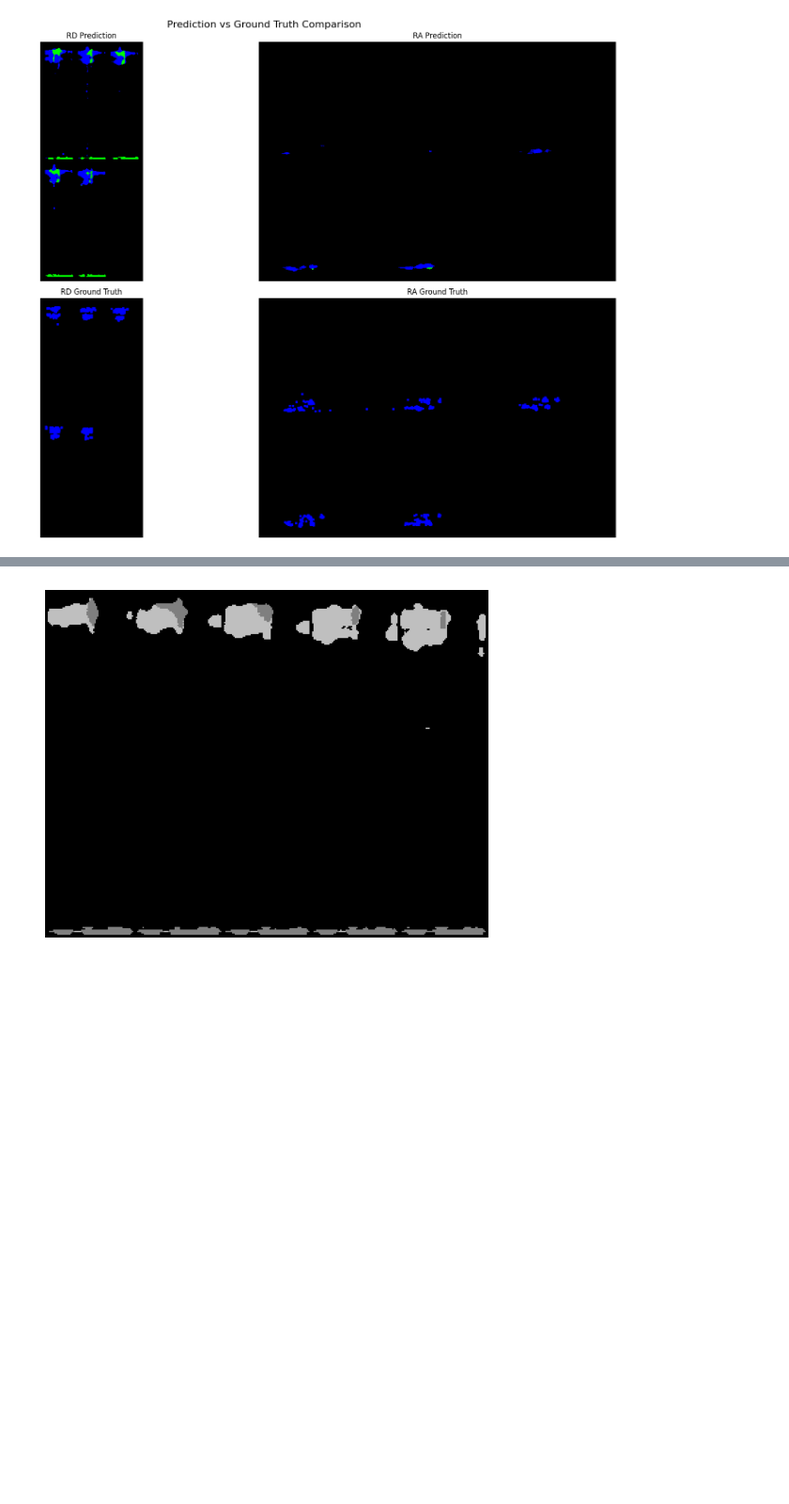
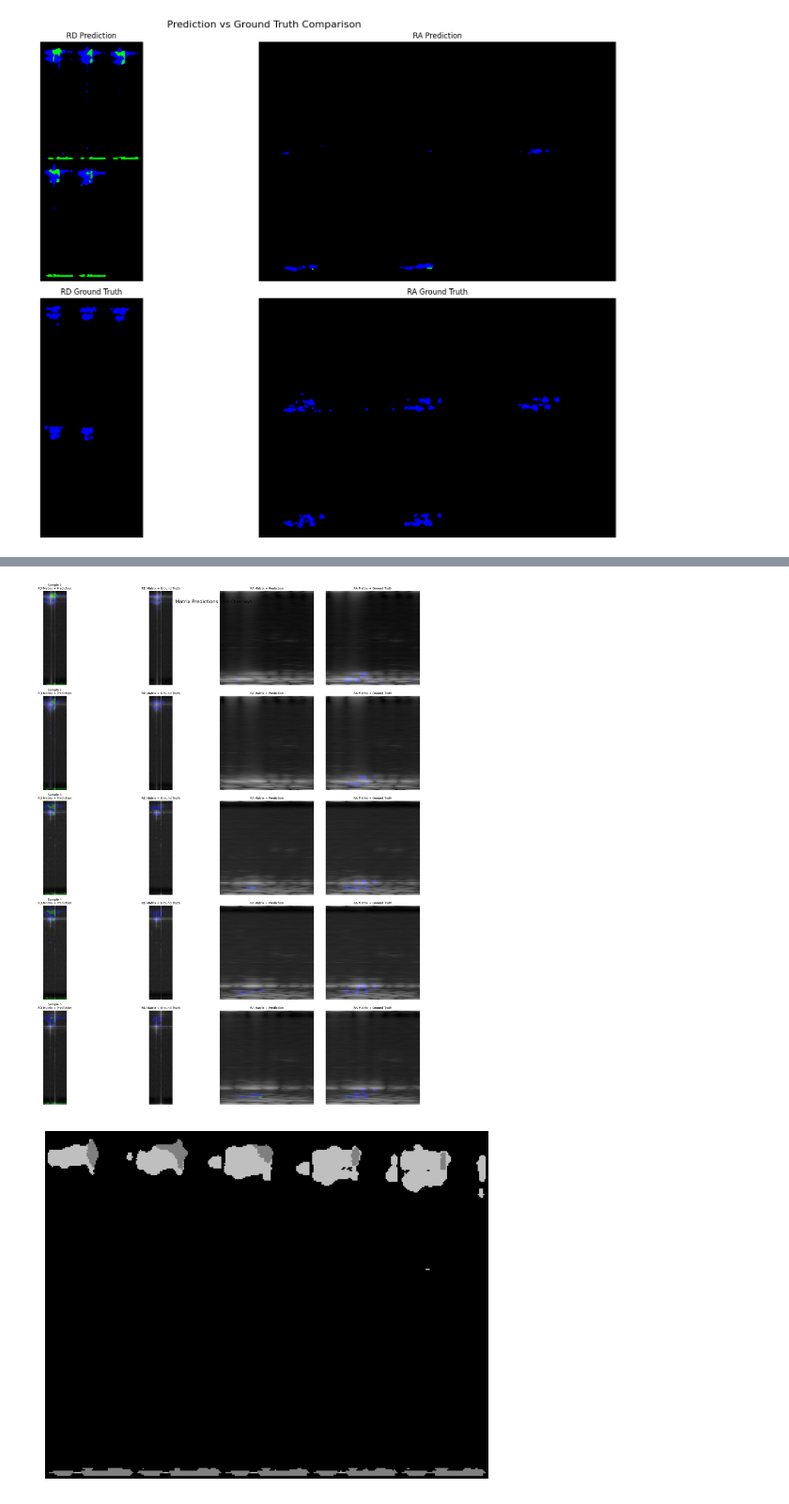
Before and after one commit to D-Idan/radar_sort, a Jupyter notebook: notebooks/mvrss_test_run.ipynb, the cells around one changed output, grey strips where cells are left out. Shown at 94% size. Saved outputs shown, nothing was run; the diff lists cells and outputs as text; code cells hidden in the pictures; blank space fills up the shorter version.

```diff
--- a/notebooks/mvrss_test_run.ipynb
+++ b/notebooks/mvrss_test_run.ipynb
@@ -393,3 +413,84 @@ IndexError: boolean index did not match indexed array along axis 2; size of axis
+# %%
+import matplotlib.pyplot as plt
+import numpy as np
+from mvrss.utils.functions import mask_to_img
+
+# Configuration
+batch_size = 5  # Number of predictions
+n_classes = 3   # Number of classes
+alpha = 0.3     # Transparency for mask overlays
+
+# Create figure with 5 rows (one per prediction) and 4 columns
+fig, axs = plt.subplots(batch_size, 4, figsize=(20, 5*batch_size))
+fig.suptitle('Matrix Predictions with Overlays', fontsize=16, y=0.95)
+
+for i in range(batch_size):
+    # Get corresponding matrix indices (3 matrices per prediction)
+    matrix_idx = i * 3
+
+    # --------------------------------------------------
+    # RD Column (Left Side)
+    # --------------------------------------------------
+    # Get final RD matrix in sequence (the one we're predicting)
+    rd_matrix = rd_data[matrix_idx+2].cpu().numpy()  # [3, 256, 64]
+
+    # Convert RD matrix to grayscale (average across channels)
+    rd_display = rd_matrix.mean(0)  # [256, 64]
+
+    # Get predictions and masks
+    rd_pred = rd_pred_masks[i].cpu().numpy()  # [256, 64]
+    rd_gt = rd_gt_masks[i].cpu().numpy()      # [256, 64]
+
+    # Convert masks to RGB
+    rd_pred_rgb = mask_to_img(rd_pred)
+    rd_gt_rgb = mask_to_img(rd_gt)
+
+    # --------------------------------------------------
+    # RA Column (Right Side)
+    # --------------------------------------------------
+    # Get final RA matrix in sequence
+    ra_matrix = ra_data[matrix_idx+2].cpu().numpy()  # [3, 256, 256]
+    ra_display = ra_matrix.mean(0)  # [256, 256]
+
+    # Get RA predictions
+    ra_pred = ra_pred_masks[i].cpu().numpy()  # [256, 256]
+    ra_gt = ra_gt_masks[i].cpu().numpy()      # [256, 256]
+
+    # Convert RA masks
+    ra_pred_rgb = mask_to_img(ra_pred)
+    ra_gt_rgb = mask_to_img(ra_gt)
+
+    # --------------------------------------------------
+    # Plotting
+    # --------------------------------------------------
+    # RD Matrix with Prediction Overlay
+    axs[i, 0].imshow(rd_display, cmap='gray')
+    axs[i, 0].imshow(rd_pred_rgb, alpha=alpha)
+    axs[i, 0].set_title(f'Sample {i+1}\nRD Matrix + Prediction', fontsize=10)
+    axs[i, 0].axis('off')
+
+    # RD Matrix with GT Overlay
+    axs[i, 1].imshow(rd_display, cmap='gray')
+    axs[i, 1].imshow(rd_gt_rgb, alpha=alpha)
+    axs[i, 1].set_title('RD Matrix + Ground Truth', fontsize=10)
+    axs[i, 1].axis('off')
+
+    # RA Matrix with Prediction Overlay
+    axs[i, 2].imshow(ra_display, cmap='gray')
+    axs[i, 2].imshow(ra_pred_rgb, alpha=alpha)
+    axs[i, 2].set_title('RA Matrix + Prediction', fontsize=10)
+    axs[i, 2].axis('off')
+
+    # RA Matrix with GT Overlay
+    axs[i, 3].imshow(ra_display, cmap='gray')
+    axs[i, 3].imshow(ra_gt_rgb, alpha=alpha)
+    axs[i, 3].set_title('RA Matrix + Ground Truth', fontsize=10)
+    axs[i, 3].axis('off')
+
+plt.tight_layout()
+plt.show()
+# %% [output]
+[figure, added]
 # %%
     paths = Paths().get()
 
```
Also changed, not shown: parts of 3 cells of this notebook.
